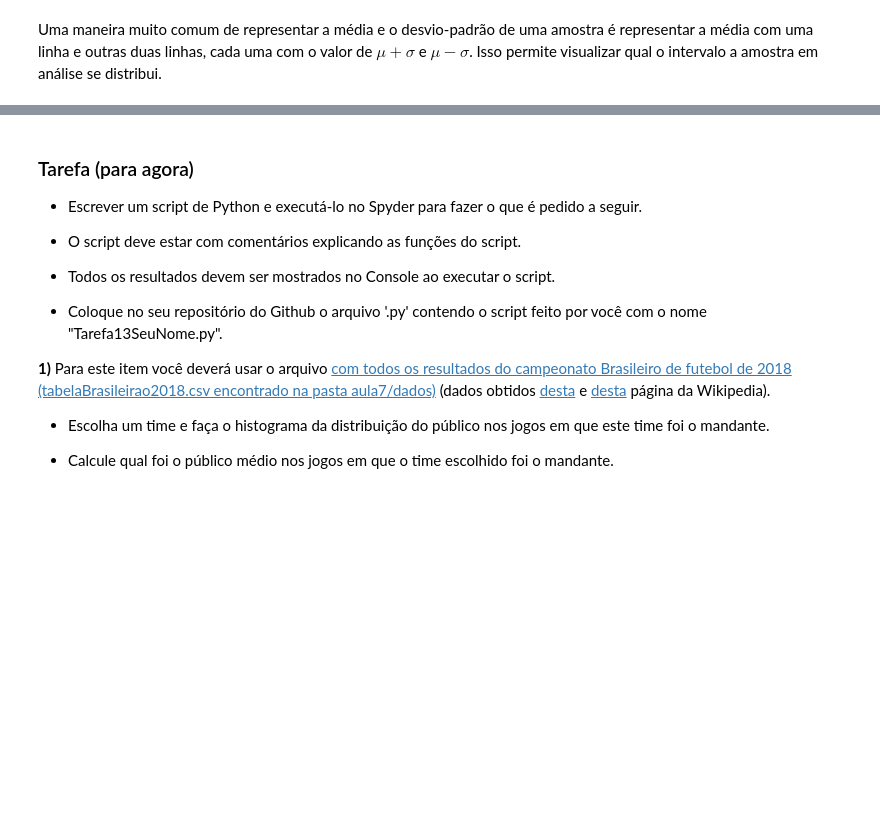
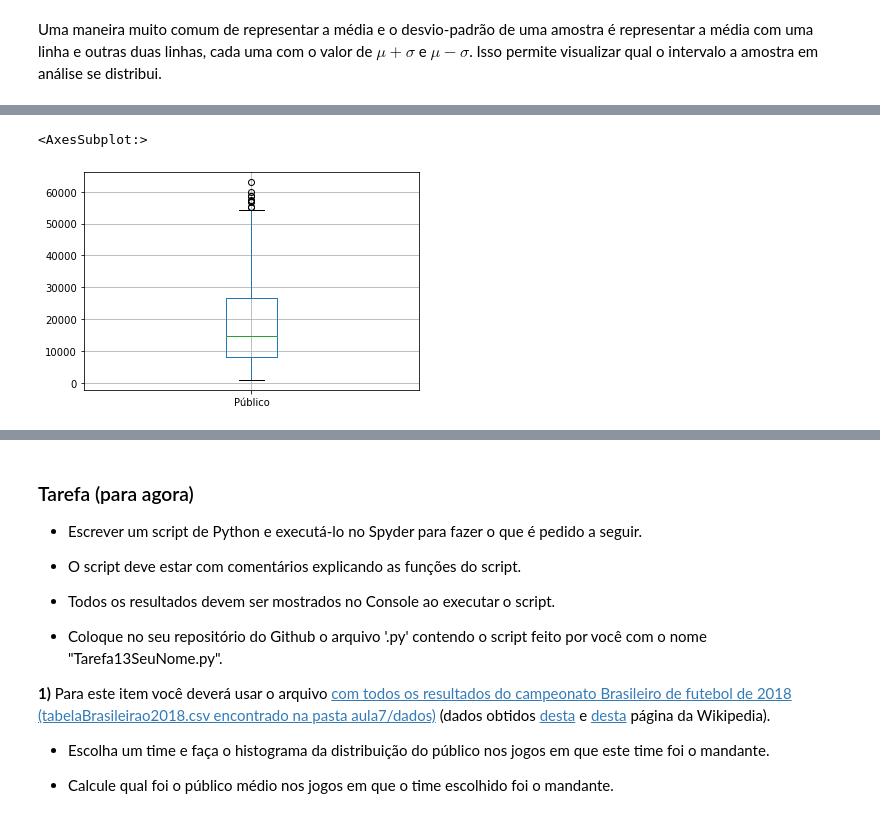
Before and after one commit to rnwatanabe/BasesComputacionais2021, a Jupyter notebook: aula5/Estatistica.ipynb, the cells around one changed output, grey strips where cells are left out. Saved outputs shown, nothing was run; the diff lists cells and outputs as text; code cells hidden in the pictures; blank space fills up the shorter version.

```diff
--- a/aula5/Estatistica.ipynb
+++ b/aula5/Estatistica.ipynb
@@ -441,0 +474,5 @@ plt.show()
+# %%
+tabela.boxplot('Público')
+# %% [output]
+<AxesSubplot:>
+[figure, added]
```
Also changed, not shown: parts of 51 cells of this notebook.
